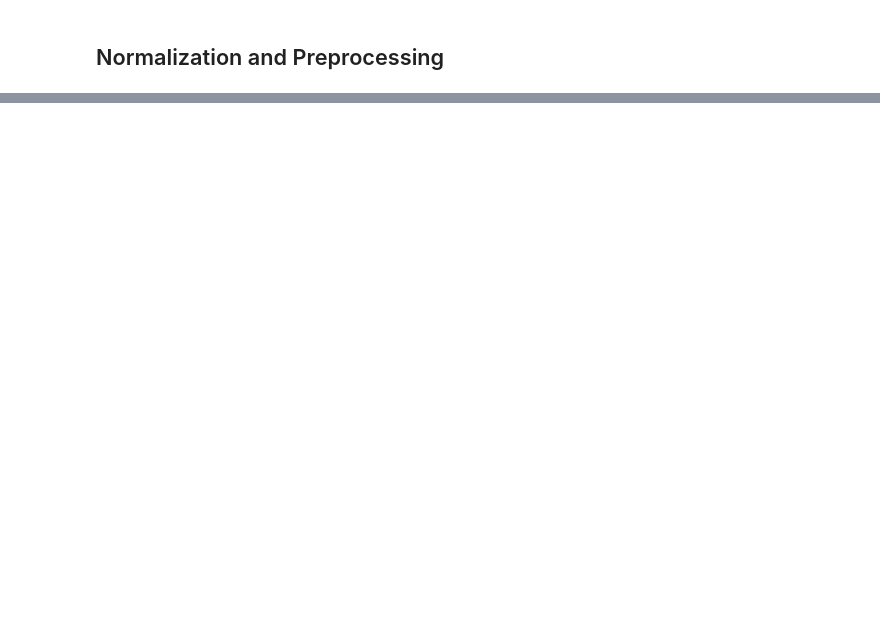
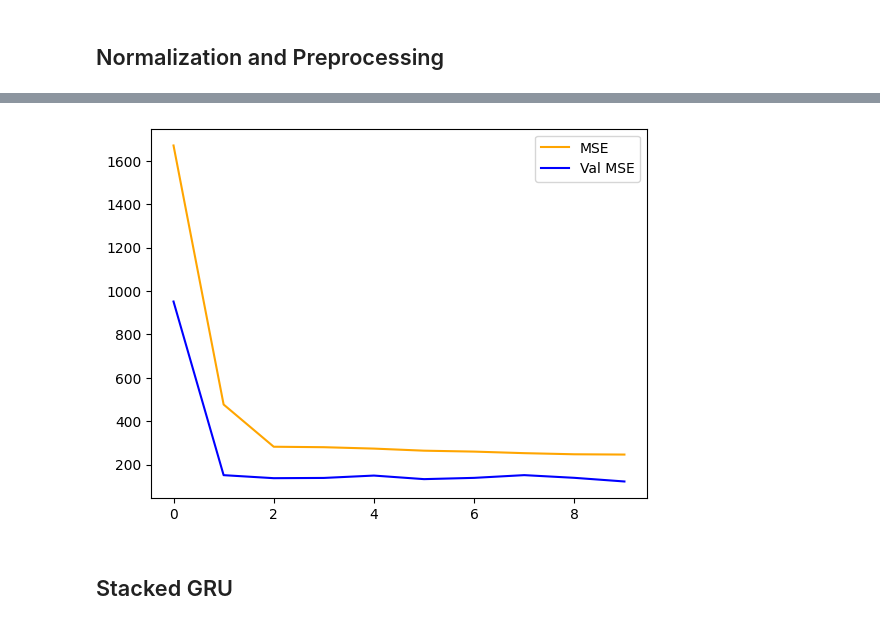
Before and after one commit to Vishwa7773/Turbofan-Jet-Engine-Life-Cycle-Prediction, a Jupyter notebook: EngineLifeCyclePrediction.ipynb, the cells around one changed output, grey strips where cells are left out. Cells and saved outputs as stored; diff of their text form; code cells hidden in the pictures; blank space fills up the shorter version.

```diff
--- a/EngineLifeCyclePrediction.ipynb
+++ b/EngineLifeCyclePrediction.ipynb
@@ -218,0 +326,11 @@ y_val: (4070,)
+# %%
+model2=Sequential()
+model2.add(LSTM(128,input_shape=(30,25)))
+model2.add(Dropout(0.2))
+model2.add(Dense(64,activation='relu'))
+model2.add(Dropout(0.2))
+model2.add(Dense(32,activation='relu'))
+model2.add(Dense(1,activation='linear'))
+
+model2.compile(optimizer='adam',loss='mse',metrics=[tf.keras.metrics.R2Score(name='r2_score'),'mse'])
+model2.summary()
@@ -218,0 +357,2 @@ y_val: (4070,)
+# %%
+history2=model2.fit(X_train_seq,y_train_seq,epochs=50,validation_data=(X_test_seq,y_test_seq),batch_size=32,callbacks=[early_stop])
@@ -218,0 +377,9 @@ y_val: (4070,)
+# %%
+plt.plot(history2.history['mse'],color='orange',label='MSE')
+plt.plot(history2.history['val_mse'],color='blue',label='Val MSE')
+plt.legend()
+plt.show()
+# %% [output]
+[figure, added]
+# %% [markdown]
+## Stacked GRU
```
Also changed, not shown: parts of 34 cells of this notebook.
